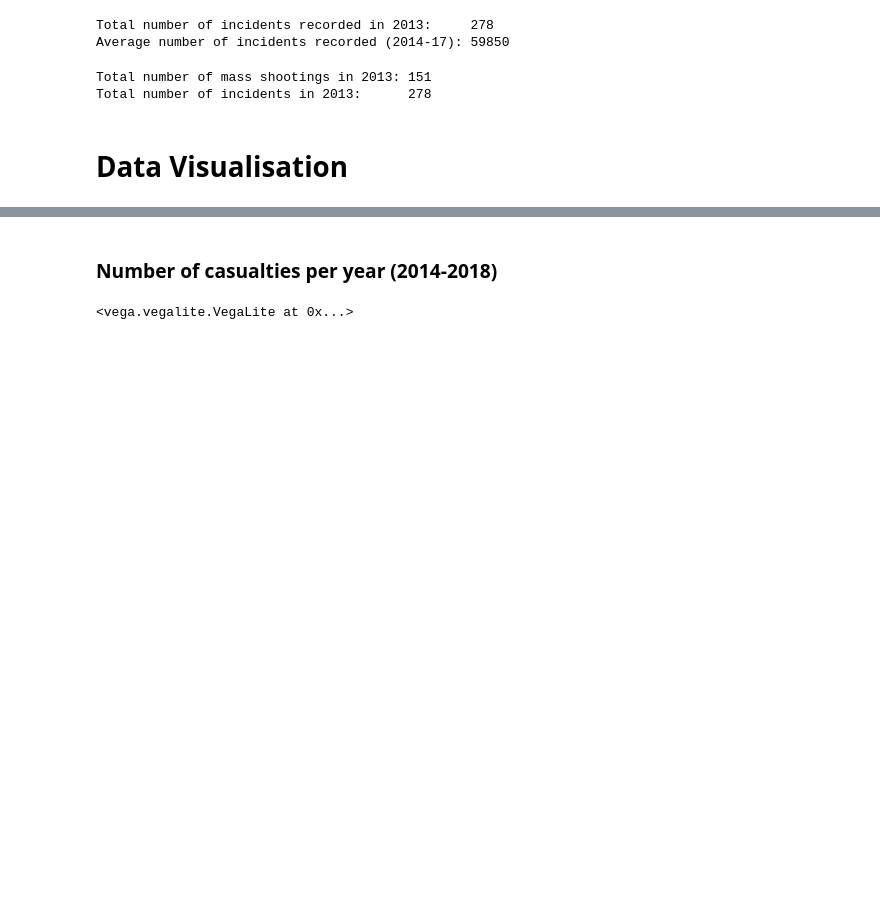
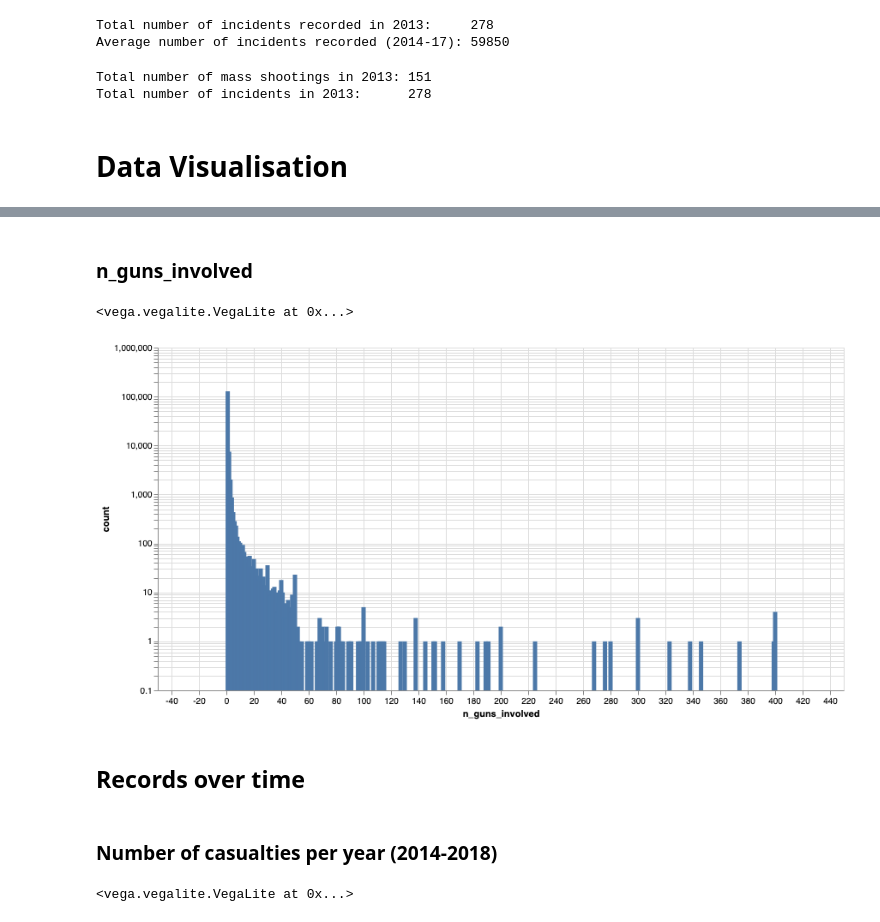
Before and after one commit to mideaconu/gun-violence, a Jupyter notebook: gun-violence.ipynb, the cells around one changed output, grey strips where cells are left out. Drawn from its saved outputs; the diff is of its cells as text; code cells hidden in the pictures; blank space fills up the shorter version.

```diff
--- a/gun-violence.ipynb
+++ b/gun-violence.ipynb
@@ -275,3 +333,19 @@ mpl.style.use('default')
+# %% [markdown]
+### n_guns_involved
+# %%
+guns_stats = df.groupby("n_guns_involved").count().reset_index().loc[:, ["n_guns_involved", "date"]]
+guns_stats.columns = ["n_guns_involved", "count"]
+
+alt.Chart(guns_stats).mark_bar().encode(
+    alt.X("n_guns_involved"),
+    alt.Y("count", scale=alt.Scale(padding=1, type="log")),
+    alt.Tooltip('count')
+).interactive().properties(width=800, height=400)
+# %% [output]
+<vega.vegalite.VegaLite at 0x...>
+[figure, added]
+# %% [markdown]
+## Records over time
 # %%
 months = ['January', 'February', 'March', 'April', 'May', 'June', 'July', 'August', 'September',
           'October', 'November', 'December']
```
Also changed, not shown: parts of 62 cells of this notebook.
